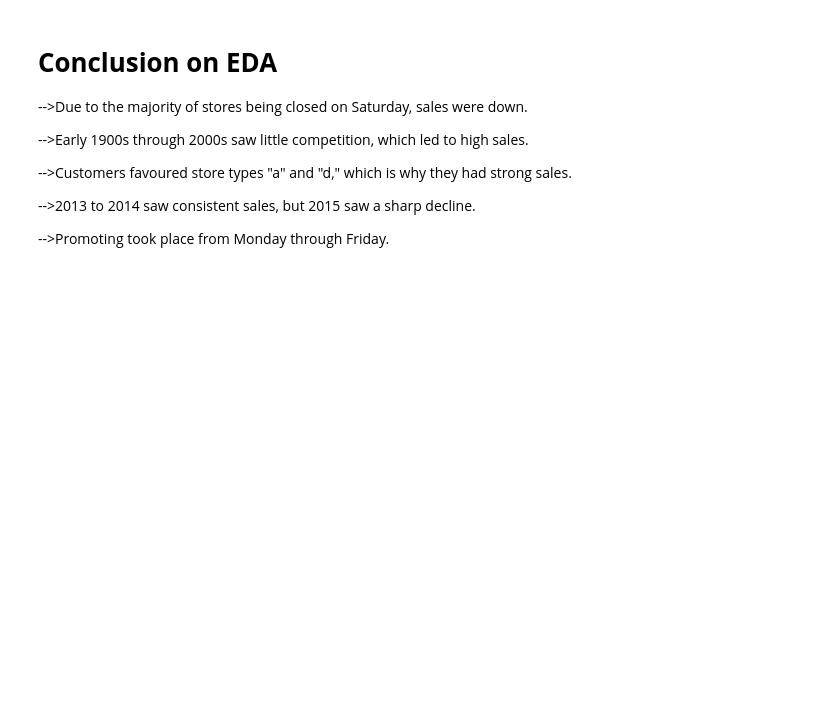
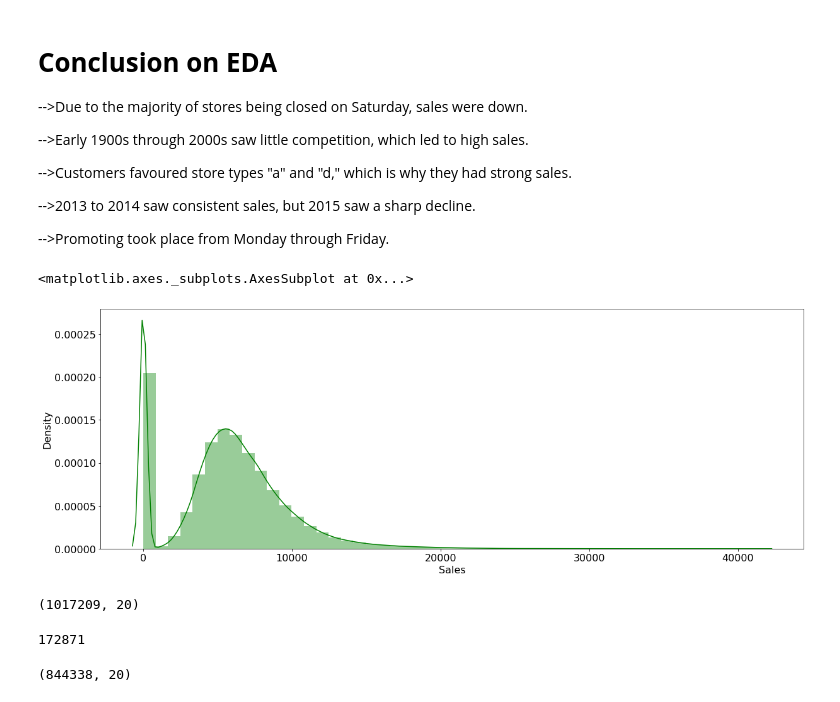
Before and after one commit to Ashwinprocodes/Rossmann-Sales-Prediction, a Jupyter notebook: pr_Rossmann_Sales_Prediction_Capstone_Project.ipynb, the cells around one changed output. Cells and saved outputs as stored; diff of their text form; code cells hidden in the pictures; blank space fills up the shorter version.

```diff
--- a/pr_Rossmann_Sales_Prediction_Capstone_Project.ipynb
+++ b/pr_Rossmann_Sales_Prediction_Capstone_Project.ipynb
@@ -631,3 +631,15 @@ Text(0, 0.5, 'Promo count')
 -->2013 to 2014 saw consistent sales, but 2015 saw a sharp decline.
 
 -->Promoting took place from Monday through Friday.
+# %%
+# Dependent variable 'Sales' distribution
+
+plt.figure(figsize=(20,7))        #width and height of figure
+plt.rcParams['font.size'] = '16'
+
+sns.distplot(mdf12['Sales'],color="g")
+
+#looks like there is lot of 0 values present in the data there fore we need to clean it.
+# %% [output]
+<matplotlib.axes._subplots.AxesSubplot at 0x...>
+[figure, added]
@@ -633,0 +650,18 @@ Text(0, 0.5, 'Promo count')
+# %%
+mdf12.shape
+#checking number of rows and columns
+# %% [output]
+(1017209, 20)
+# %%
+#how many rows having 0 in sales column
+len(mdf12_copy[mdf12_copy['Sales']==0])
+# %% [output]
+172871
+# %%
+#removing zeros  from Sales column
+mdf12=mdf12[mdf12['Sales']>0]
+
+#after removing zeroes in sales clolumn lets check for columns
+mdf12.shape
+# %% [output]
+(844338, 20)
```
Also changed, not shown: parts of 16 cells of this notebook.
